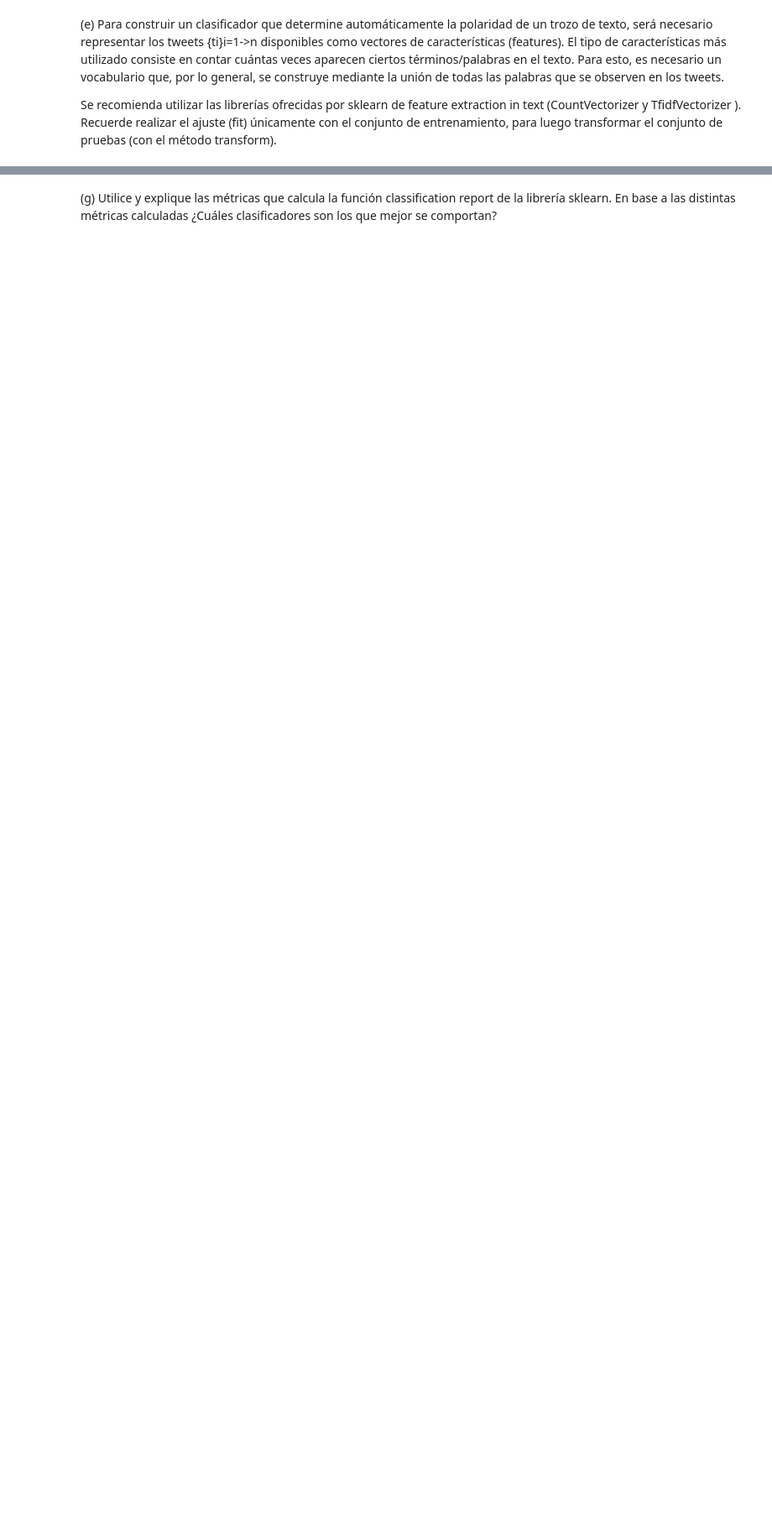
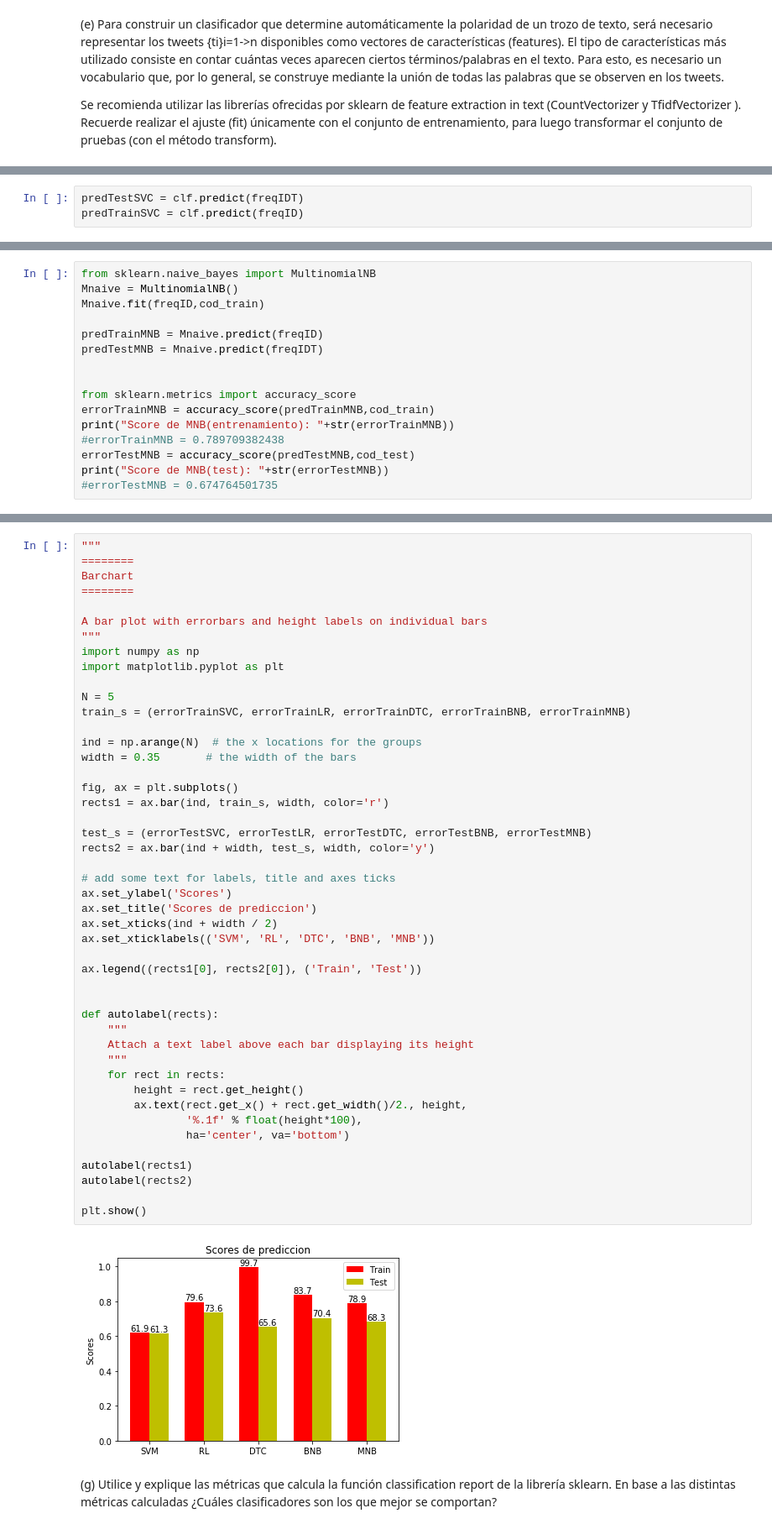
Before and after one commit to AlfredoAlfi/MachineLearning2, a Jupyter notebook: Tarea2_Machine_Learning.ipynb, the cells around one changed output, grey strips where cells are left out. Shown at 84% size. Drawn from its saved outputs; the diff is of its cells as text; blank space fills up the shorter version.

```diff
--- a/Tarea2_Machine_Learning.ipynb
+++ b/Tarea2_Machine_Learning.ipynb
@@ -452,0 +541,3 @@ de decisión) sobre el conjunto de entrenamiento verificando su desempeño sobre
+# %%
+predTestSVC = clf.predict(freqIDT)
+predTrainSVC = clf.predict(freqID)
@@ -452,0 +613,16 @@ de decisión) sobre el conjunto de entrenamiento verificando su desempeño sobre
+# %%
+from sklearn.naive_bayes import MultinomialNB
+Mnaive = MultinomialNB()
+Mnaive.fit(freqID,cod_train)
+
+predTrainMNB = Mnaive.predict(freqID)
+predTestMNB = Mnaive.predict(freqIDT)
+
+
+from sklearn.metrics import accuracy_score
+errorTrainMNB = accuracy_score(predTrainMNB,cod_train)
+print("Score de MNB(entrenamiento): "+str(errorTrainMNB))
+#errorTrainMNB = 0.789709382438
+errorTestMNB = accuracy_score(predTestMNB,cod_test)
+print("Score de MNB(test): "+str(errorTestMNB))
+#errorTestMNB = 0.674764501735
@@ -453,3 +632,51 @@ de decisión) sobre el conjunto de entrenamiento verificando su desempeño sobre
+# %%
+"""
+========
+Barchart
+========
+
+A bar plot with errorbars and height labels on individual bars
+"""
+import numpy as np
+import matplotlib.pyplot as plt
+
+N = 5
+train_s = (errorTrainSVC, errorTrainLR, errorTrainDTC, errorTrainBNB, errorTrainMNB)
+
+ind = np.arange(N)  # the x locations for the groups
+width = 0.35       # the width of the bars
+
+fig, ax = plt.subplots()
+rects1 = ax.bar(ind, train_s, width, color='r')
+
+test_s = (errorTestSVC, errorTestLR, errorTestDTC, errorTestBNB, errorTestMNB)
+rects2 = ax.bar(ind + width, test_s, width, color='y')
+
+# add some text for labels, title and axes ticks
+ax.set_ylabel('Scores')
+ax.set_title('Scores de prediccion')
+ax.set_xticks(ind + width / 2)
+ax.set_xticklabels(('SVM', 'RL', 'DTC', 'BNB', 'MNB'))
+
+ax.legend((rects1[0], rects2[0]), ('Train', 'Test'))
+
+
+def autolabel(rects):
+    """
+    Attach a text label above each bar displaying its height
+    """
+    for rect in rects:
+        height = rect.get_height()
+        ax.text(rect.get_x() + rect.get_width()/2., height,
+                '%.1f' % float(height*100),
+                ha='center', va='bottom')
+
+autolabel(rects1)
+autolabel(rects2)
+
+plt.show()
+# %% [output]
+[figure, added]
 # %% [markdown]
 <p>(g) Utilice y explique las métricas que calcula la función classification report de la librería sklearn. En base
 a las distintas métricas calculadas ¿Cuáles clasificadores son los que mejor se comportan?
```
Also changed, not shown: parts of 21 cells of this notebook, 1 other file.
